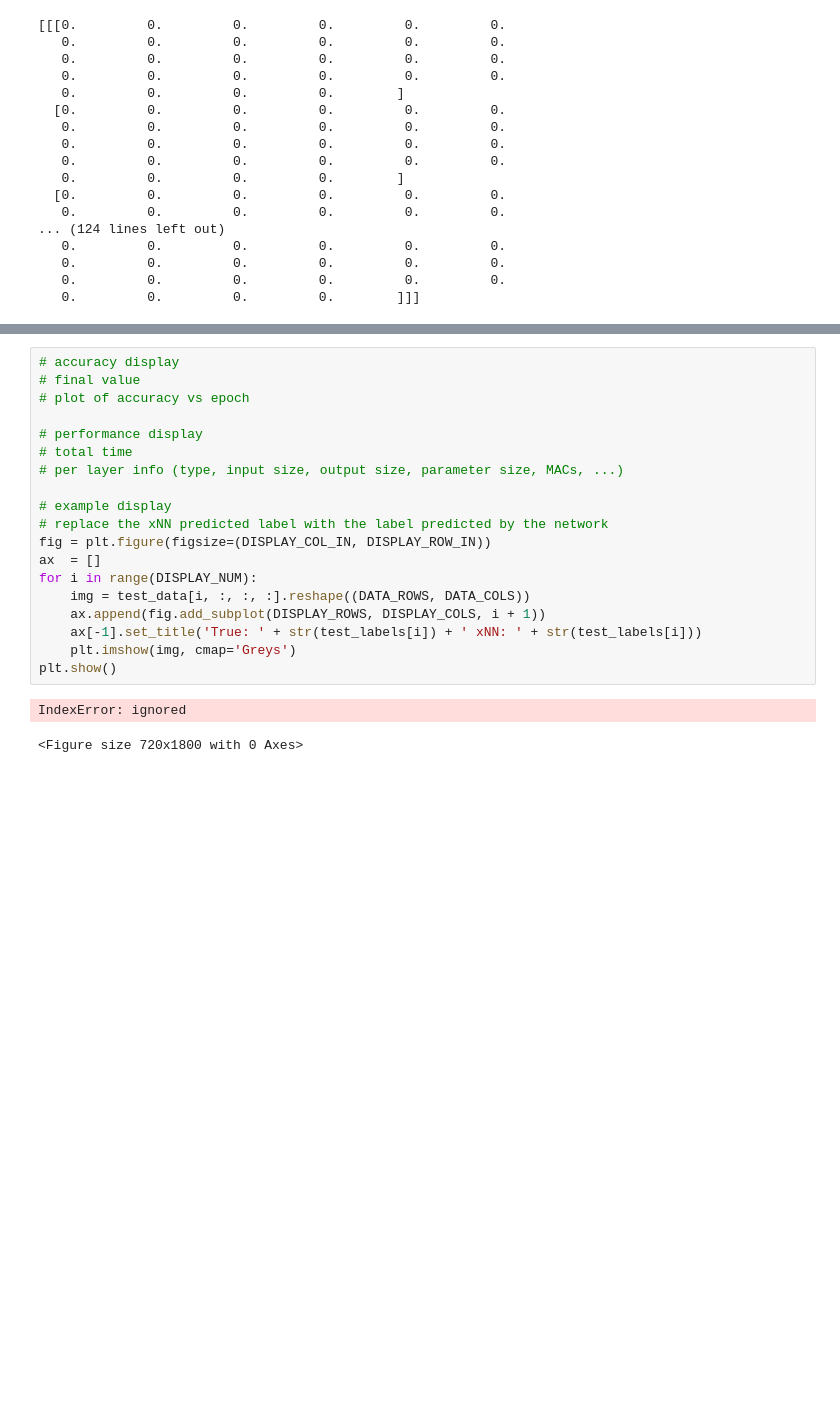
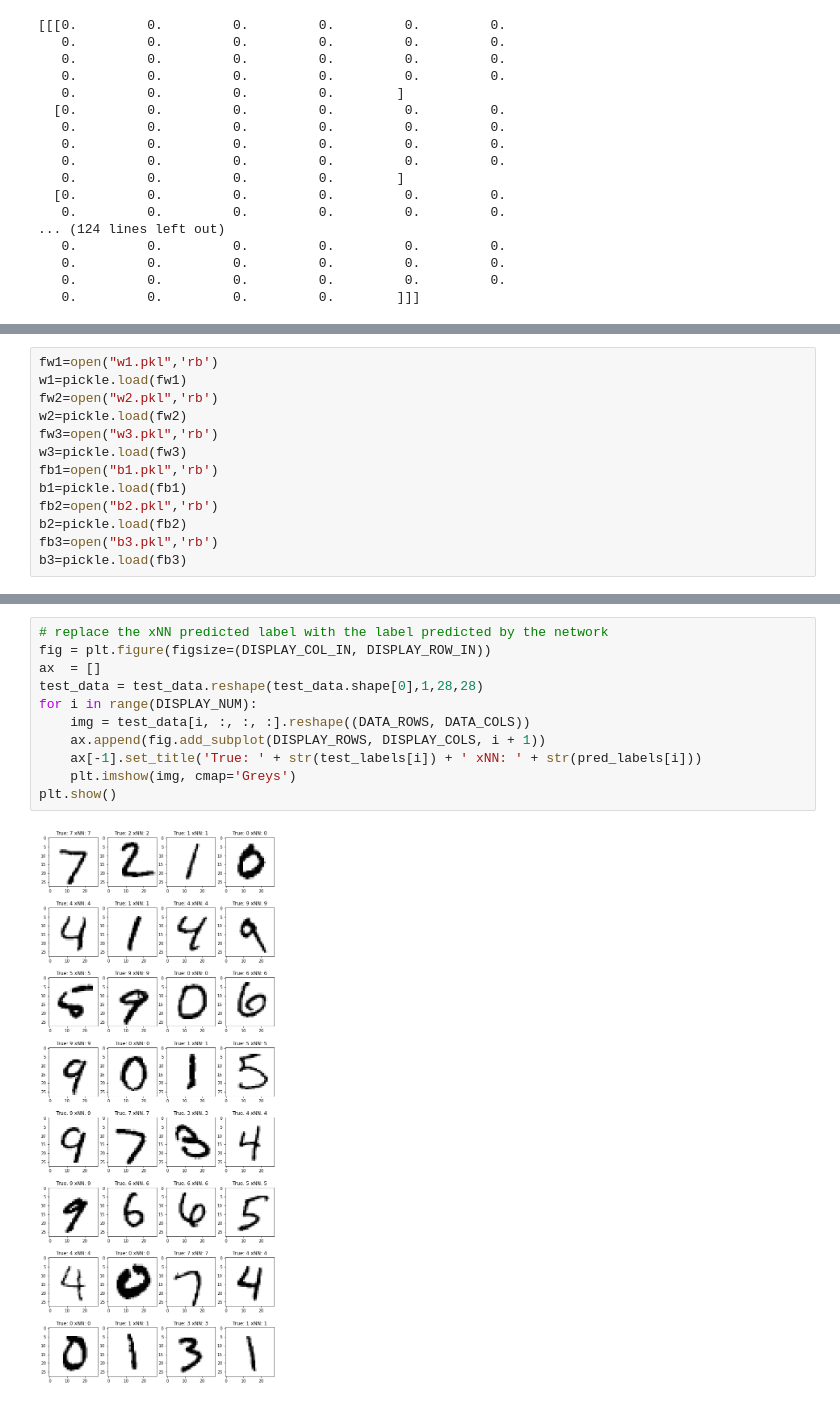
Before and after one commit to Chaitanya-Atluri/Todo-list, a Jupyter notebook: cn_nn.ipynb, the cells around one changed output, grey strips where cells are left out. Cells and saved outputs as stored; diff of their text form; blank space fills up the shorter version.

```diff
--- a/cn_nn.ipynb
+++ b/cn_nn.ipynb
@@ -419,4 +485,17 @@ files.download('b3.pkl')
 [interactive output not drawn]
 [interactive output not drawn]
 [interactive output not drawn]
+# %%
+fw1=open("w1.pkl",'rb')
+w1=pickle.load(fw1)
+fw2=open("w2.pkl",'rb')
+w2=pickle.load(fw2)
+fw3=open("w3.pkl",'rb')
+w3=pickle.load(fw3)
+fb1=open("b1.pkl",'rb')
+b1=pickle.load(fb1)
+fb2=open("b2.pkl",'rb')
+b2=pickle.load(fb2)
+fb3=open("b3.pkl",'rb')
+b3=pickle.load(fb3)
 # %%
@@ -487,22 +657,13 @@ Total accuracy is 96.88%
 # %%
-# accuracy display
-# final value
-# plot of accuracy vs epoch
-
-# performance display
-# total time
-# per layer info (type, input size, output size, parameter size, MACs, ...)
-
-# example display
 # replace the xNN predicted label with the label predicted by the network
 fig = plt.figure(figsize=(DISPLAY_COL_IN, DISPLAY_ROW_IN))
 ax  = []
+test_data = test_data.reshape(test_data.shape[0],1,28,28)
 for i in range(DISPLAY_NUM):
     img = test_data[i, :, :, :].reshape((DATA_ROWS, DATA_COLS))
     ax.append(fig.add_subplot(DISPLAY_ROWS, DISPLAY_COLS, i + 1))
-    ax[-1].set_title('True: ' + str(test_labels[i]) + ' xNN: ' + str(test_labels[i]))
+    ax[-1].set_title('True: ' + str(test_labels[i]) + ' xNN: ' + str(pred_labels[i]))
     plt.imshow(img, cmap='Greys')
 plt.show()
 # %% [output]
-IndexError: ignored
-<Figure size 720x1800 with 0 Axes>
+[figure, added]
```
Also changed, not shown: parts of 6 cells of this notebook.
